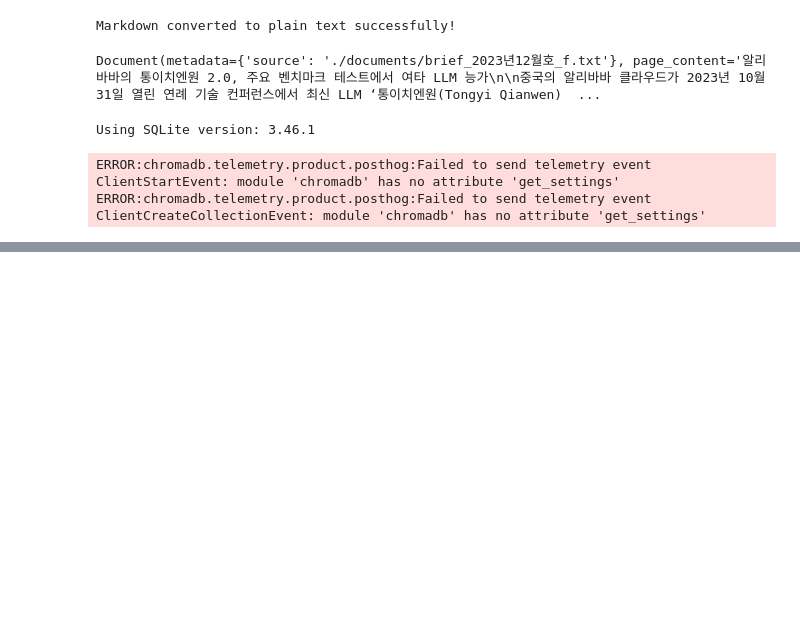
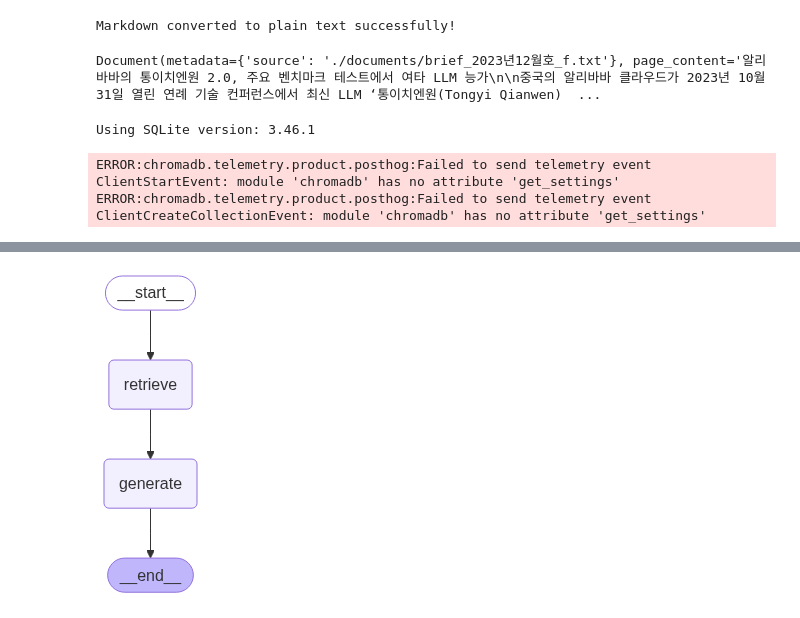
Before and after one commit to simsimeie/langgraph-practice, a Jupyter notebook: langgraph02.ipynb, the cells around one changed output, grey strips where cells are left out. Saved outputs shown, nothing was run; the diff lists cells and outputs as text; code cells hidden in the pictures; blank space fills up the shorter version.

```diff
--- a/langgraph02.ipynb
+++ b/langgraph02.ipynb
@@ -253,0 +260,8 @@ ERROR:chromadb.telemetry.product.posthog:Failed to send telemetry event Collecti
+# %%
+# Create a LANGSMITH_API_KEY in Settings > API Keys
+from langsmith import Client
+from langchain_openai import ChatOpenAI
+
+client = Client()
+prompt = client.pull_prompt("rlm/rag-prompt", include_model=True)
+llm = ChatOpenAI(model="gpt-4o")
@@ -253,0 +308,6 @@ ERROR:chromadb.telemetry.product.posthog:Failed to send telemetry event Collecti
+# %%
+sequence_graph = sequence_graph_builder.compile()
+# %%
+display(Image(sequence_graph.get_graph().draw_mermaid_png()))
+# %% [output]
+[figure, added]
```
Also changed, not shown: parts of 16 cells of this notebook, 1 other file.
